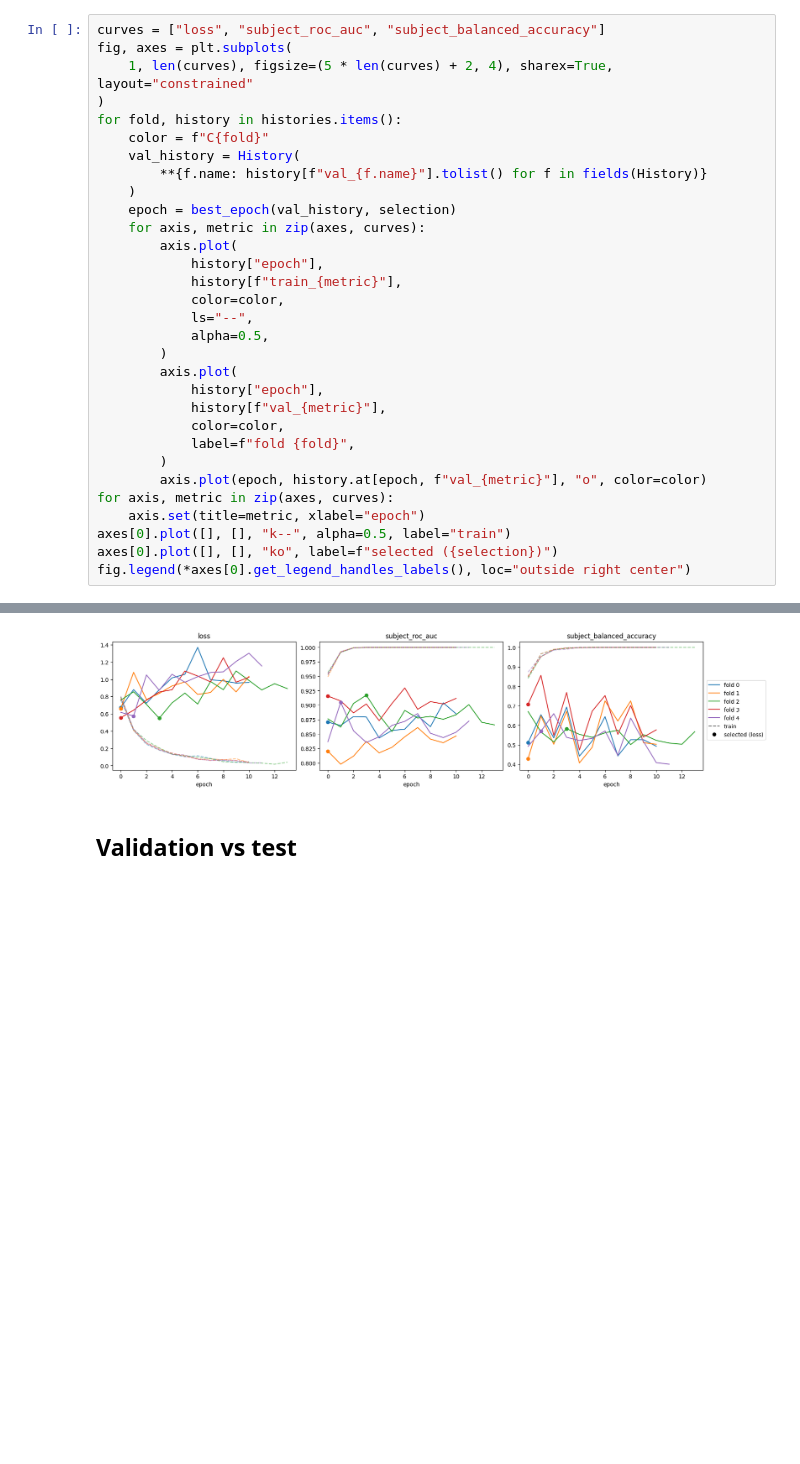
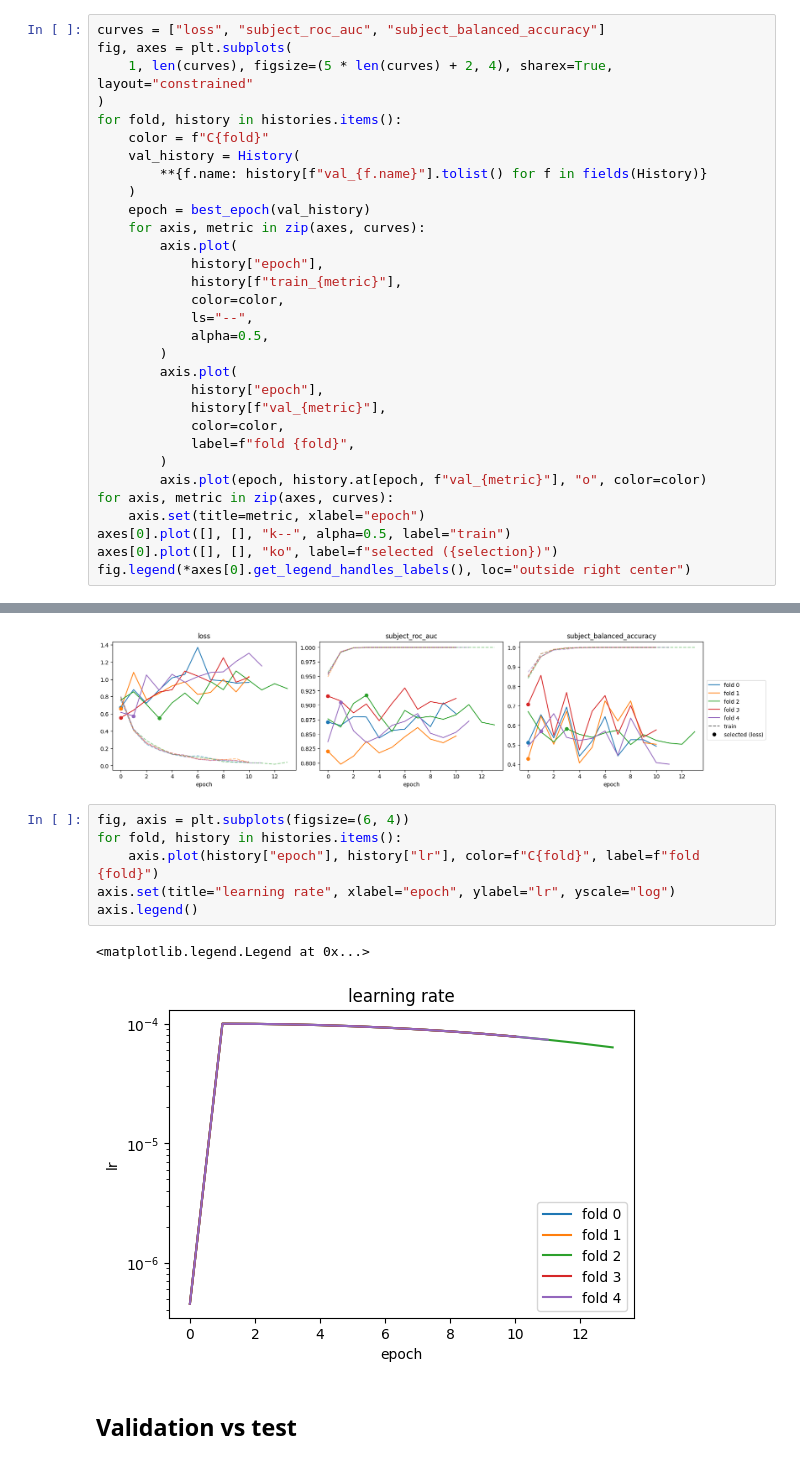
Before and after one commit to Mv0sKff/alzheimer, a Jupyter notebook: evaluate.ipynb, the cells around one changed output, grey strips where cells are left out. Saved outputs shown, nothing was run; the diff lists cells and outputs as text; blank space fills up the shorter version.

Commit message:
feat(eval): plot learning rate

```diff
--- a/evaluate.ipynb
+++ b/evaluate.ipynb
@@ -63,7 +63,7 @@ for fold, history in histories.items():
     val_history = History(
         **{f.name: history[f"val_{f.name}"].tolist() for f in fields(History)}
     )
-    epoch = best_epoch(val_history, selection)
+    epoch = best_epoch(val_history)
     for axis, metric in zip(axes, curves):
         axis.plot(
             history["epoch"],
@@ -87,6 +87,15 @@ fig.legend(*axes[0].get_legend_handles_labels(), loc="outside right center")
 # %% [output]
 <matplotlib.legend.Legend at 0x...>
 [figure]
+# %%
+fig, axis = plt.subplots(figsize=(6, 4))
+for fold, history in histories.items():
+    axis.plot(history["epoch"], history["lr"], color=f"C{fold}", label=f"fold {fold}")
+axis.set(title="learning rate", xlabel="epoch", ylabel="lr", yscale="log")
+axis.legend()
+# %% [output]
+<matplotlib.legend.Legend at 0x...>
+[figure, added]
 # %% [markdown]
 ## Validation vs test
 # %%
```
